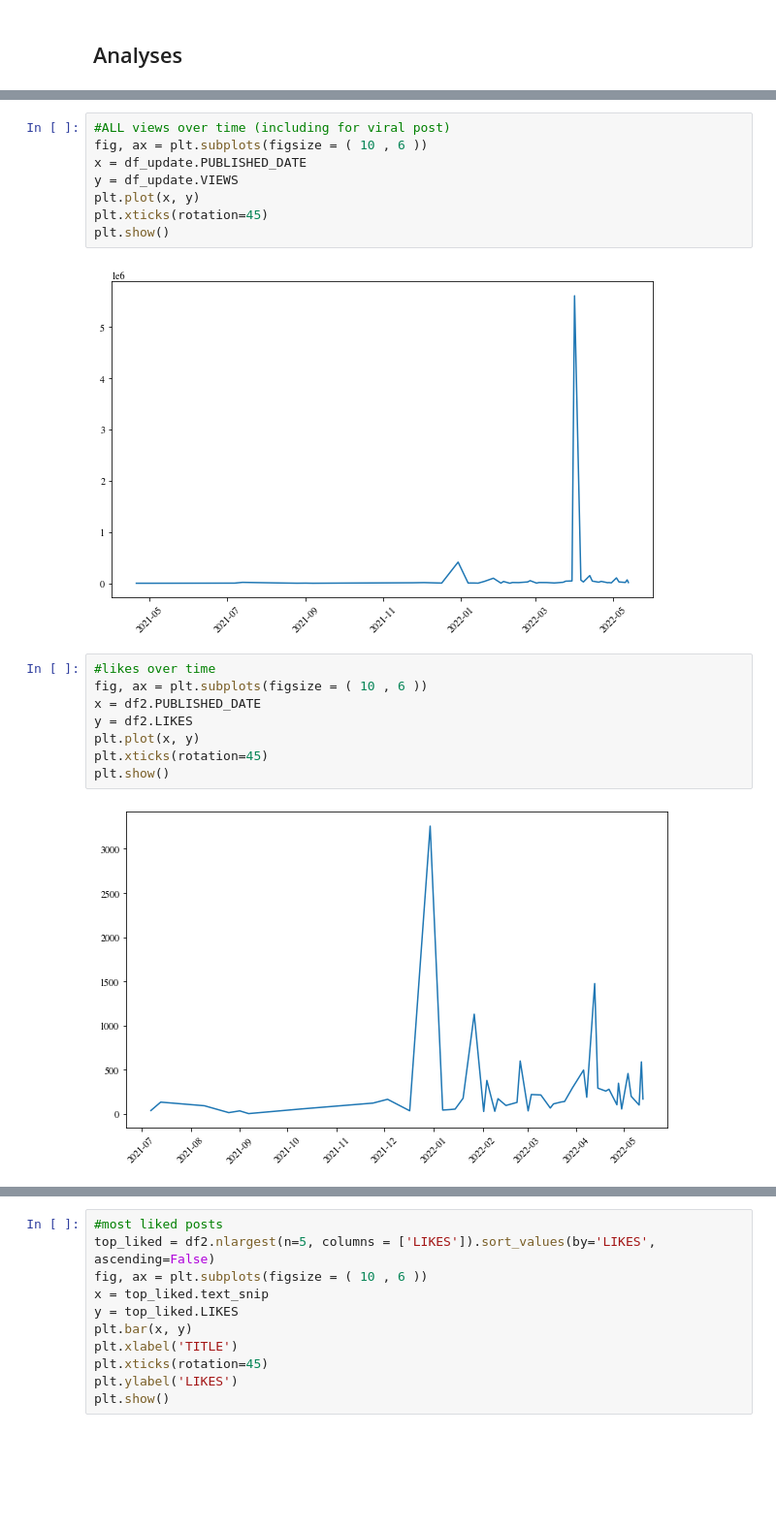
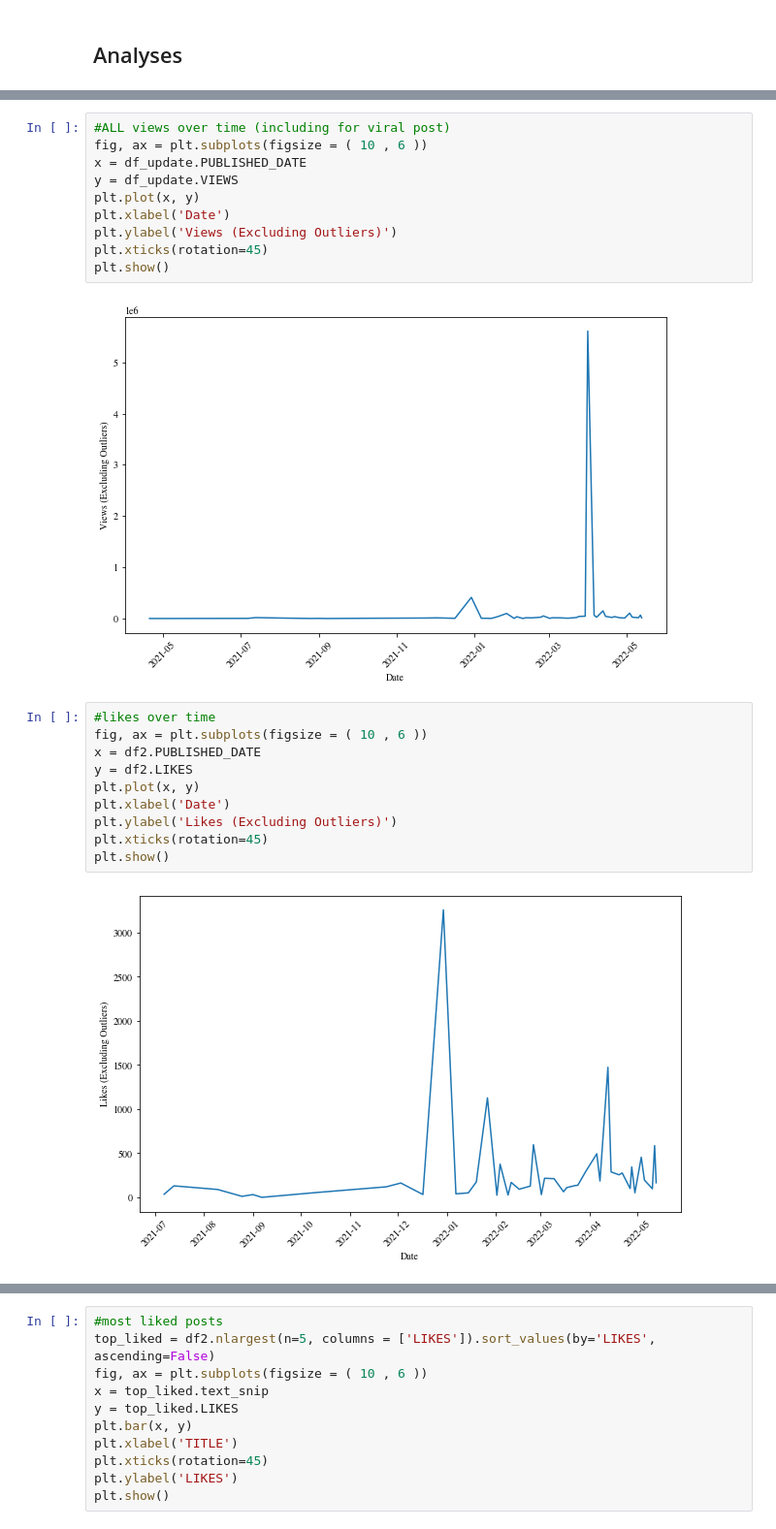
Before and after one commit to mhlieu/LinkedIn-post-analysis, a Jupyter notebook: Post_stats.ipynb, the cells around one changed output, grey strips where cells are left out. Shown at 97% size. Saved outputs shown, nothing was run; the diff lists cells and outputs as text; blank space fills up the shorter version.

```diff
--- a/Post_stats.ipynb
+++ b/Post_stats.ipynb
@@ -253,20 +255,24 @@ fig, ax = plt.subplots(figsize = ( 10 , 6 ))
 x = df_update.PUBLISHED_DATE
 y = df_update.VIEWS
 plt.plot(x, y)
+plt.xlabel('Date')
+plt.ylabel('Views (Excluding Outliers)')
 plt.xticks(rotation=45)
 plt.show()
 # %% [output]
-[figure, old version]
+[figure, new version]
 # %%
 #likes over time
 fig, ax = plt.subplots(figsize = ( 10 , 6 ))
 x = df2.PUBLISHED_DATE
 y = df2.LIKES
 plt.plot(x, y)
+plt.xlabel('Date')
+plt.ylabel('Likes (Excluding Outliers)')
 plt.xticks(rotation=45)
 plt.show()
 # %% [output]
-[figure, old version]
+[figure, new version]
 # %%
 #ALL likes over time
 fig, ax = plt.subplots(figsize = ( 10 , 6 ))
```
Also changed, not shown: parts of 13 cells of this notebook, 12 other files.
